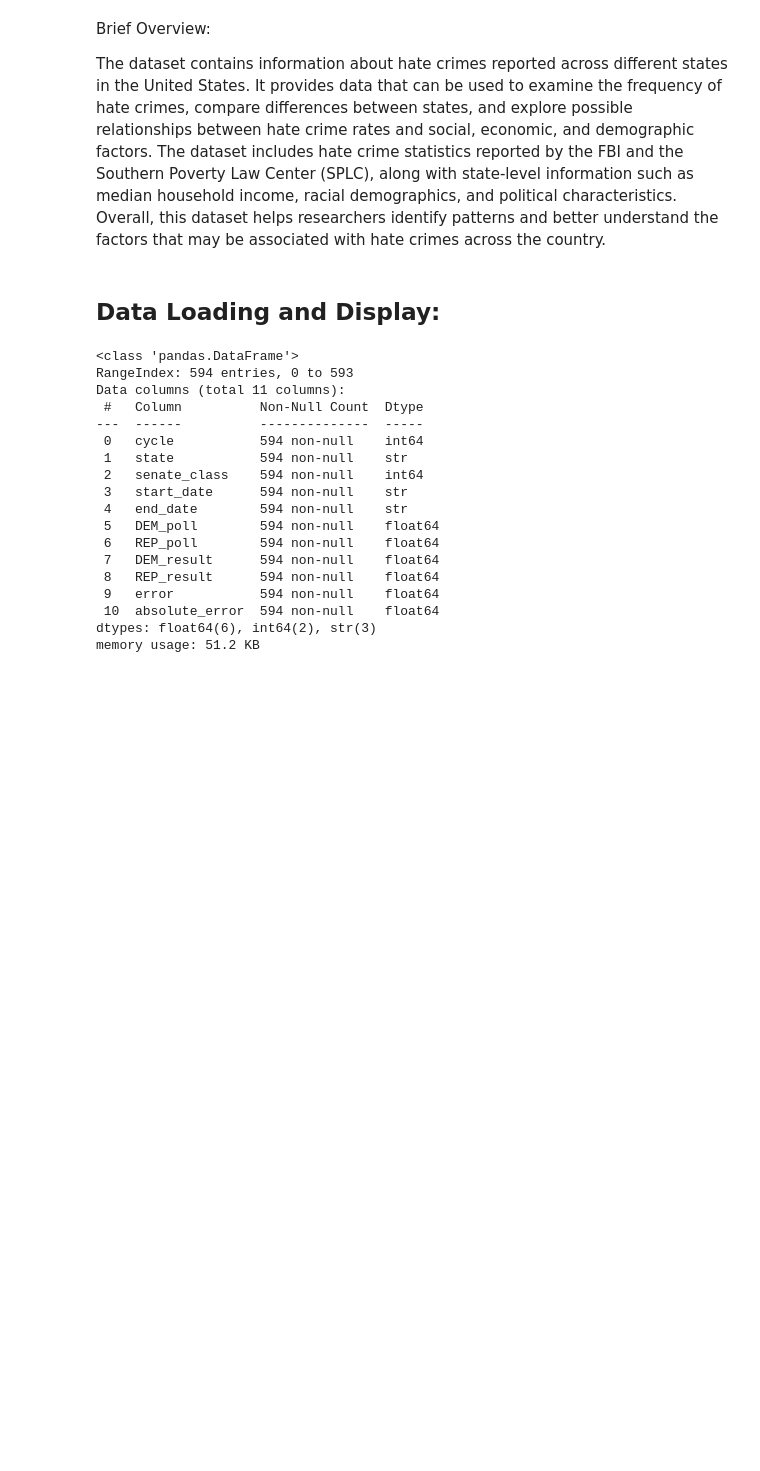
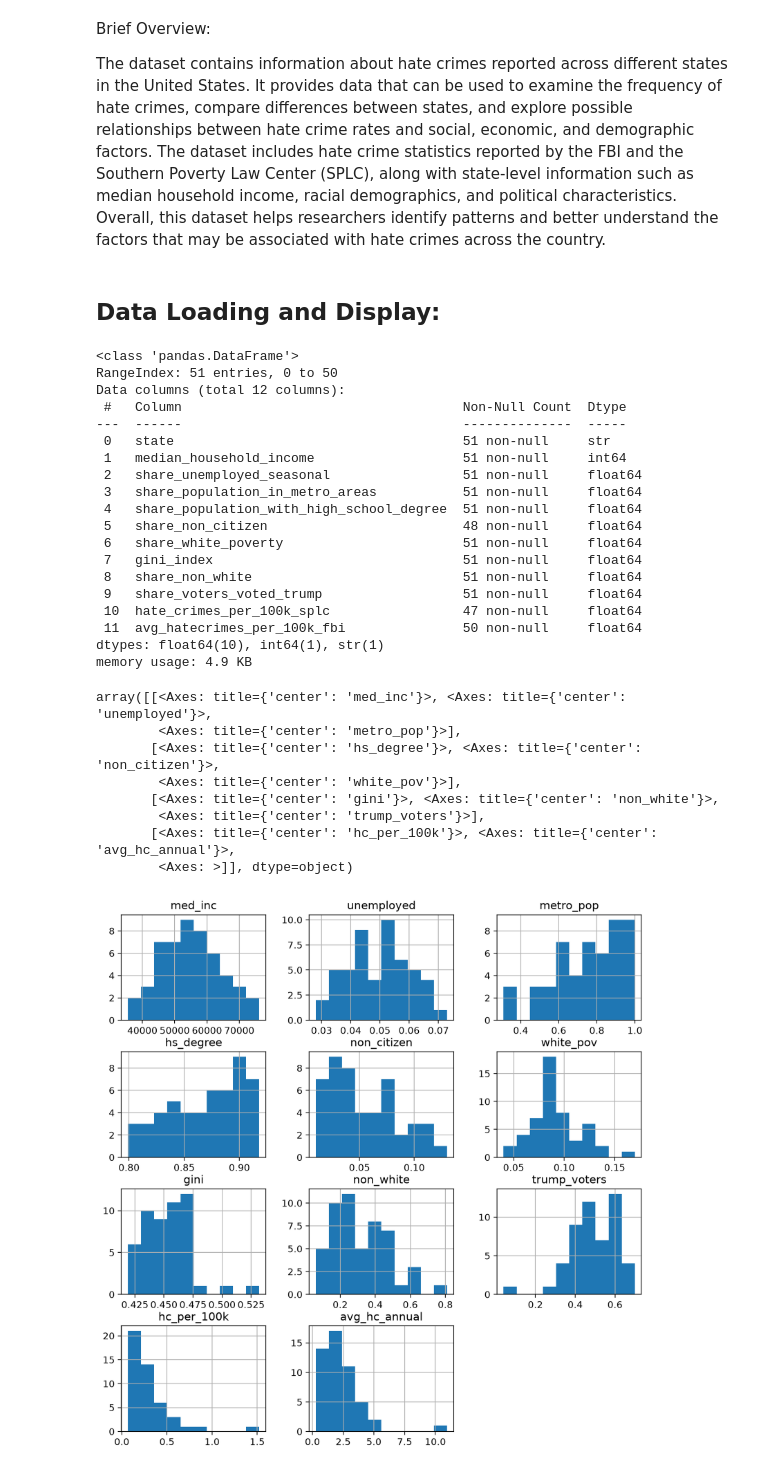
Before and after one commit to emelynmission/D213-FINAL-PROJECT, a Jupyter notebook: FP-HC.ipynb, the cells around one changed output. Saved outputs shown, nothing was run; the diff lists cells and outputs as text; code cells hidden in the pictures; blank space fills up the shorter version.

```diff
--- a/FP-HC.ipynb
+++ b/FP-HC.ipynb
@@ -15,25 +15,50 @@ The dataset contains information about hate crimes reported across different sta
 # %% [markdown]
 ## Data Loading and Display:
 # %%
-hatecrimes_df = pd.read_csv('hate-crimes.csv')
+hatecrimes_df = pd.read_csv('hate_crimes.csv')
 # %%
 hatecrimes_df.info()
 # %% [output]
 <class 'pandas.DataFrame'>
-RangeIndex: 594 entries, 0 to 593
-Data columns (total 11 columns):
- #   Column          Non-Null Count  Dtype
----  ------          --------------  -----
- 0   cycle           594 non-null    int64
- 1   state           594 non-null    str
- 2   senate_class    594 non-null    int64
- 3   start_date      594 non-null    str
- 4   end_date        594 non-null    str
- 5   DEM_poll        594 non-null    float64
- 6   REP_poll        594 non-null    float64
- 7   DEM_result      594 non-null    float64
- 8   REP_result      594 non-null    float64
- 9   error           594 non-null    float64
- 10  absolute_error  594 non-null    float64
-dtypes: float64(6), int64(2), str(3)
-memory usage: 51.2 KB
+RangeIndex: 51 entries, 0 to 50
+Data columns (total 12 columns):
+ #   Column                                    Non-Null Count  Dtype
+---  ------                                    --------------  -----
+ 0   state                                     51 non-null     str
+ 1   median_household_income                   51 non-null     int64
+ 2   share_unemployed_seasonal                 51 non-null     float64
+ 3   share_population_in_metro_areas           51 non-null     float64
+ 4   share_population_with_high_school_degree  51 non-null     float64
+ 5   share_non_citizen                         48 non-null     float64
+ 6   share_white_poverty                       51 non-null     float64
+ 7   gini_index                                51 non-null     float64
+ 8   share_non_white                           51 non-null     float64
+ 9   share_voters_voted_trump                  51 non-null     float64
+ 10  hate_crimes_per_100k_splc                 47 non-null     float64
+ 11  avg_hatecrimes_per_100k_fbi               50 non-null     float64
+dtypes: float64(10), int64(1), str(1)
+memory usage: 4.9 KB
+# %%
+hatecrimes_clean = hatecrimes_df.rename(columns={'median_household_income': 'med_inc',
+                                'share_unemployed_seasonal': 'unemployed',
+                                'share_population_in_metro_areas': 'metro_pop',
+                                'share_population_with_high_school_degree': 'hs_degree',
+                                'share_non_citizen': 'non_citizen',
+                                'share_white_poverty': 'white_pov',
+                                'gini_index': 'gini',
+                                'share_non_white': 'non_white',
+                                'share_voters_voted_trump': 'trump_voters',
+                                'hate_crimes_per_100k_splc': 'hc_per_100k',
+                                'avg_hatecrimes_per_100k_fbi': 'avg_hc_annual'})
+# %%
+hatecrimes_clean.hist(figsize=(10, 10))
+# %% [output]
+array([[<Axes: title={'center': 'med_inc'}>, <Axes: title={'center': 'unemployed'}>,
+        <Axes: title={'center': 'metro_pop'}>],
+       [<Axes: title={'center': 'hs_degree'}>, <Axes: title={'center': 'non_citizen'}>,
+        <Axes: title={'center': 'white_pov'}>],
+       [<Axes: title={'center': 'gini'}>, <Axes: title={'center': 'non_white'}>,
+        <Axes: title={'center': 'trump_voters'}>],
+       [<Axes: title={'center': 'hc_per_100k'}>, <Axes: title={'center': 'avg_hc_annual'}>,
+        <Axes: >]], dtype=object)
+[figure, added]
```
Also changed, not shown: parts of 2 cells of this notebook, 1 other file.
